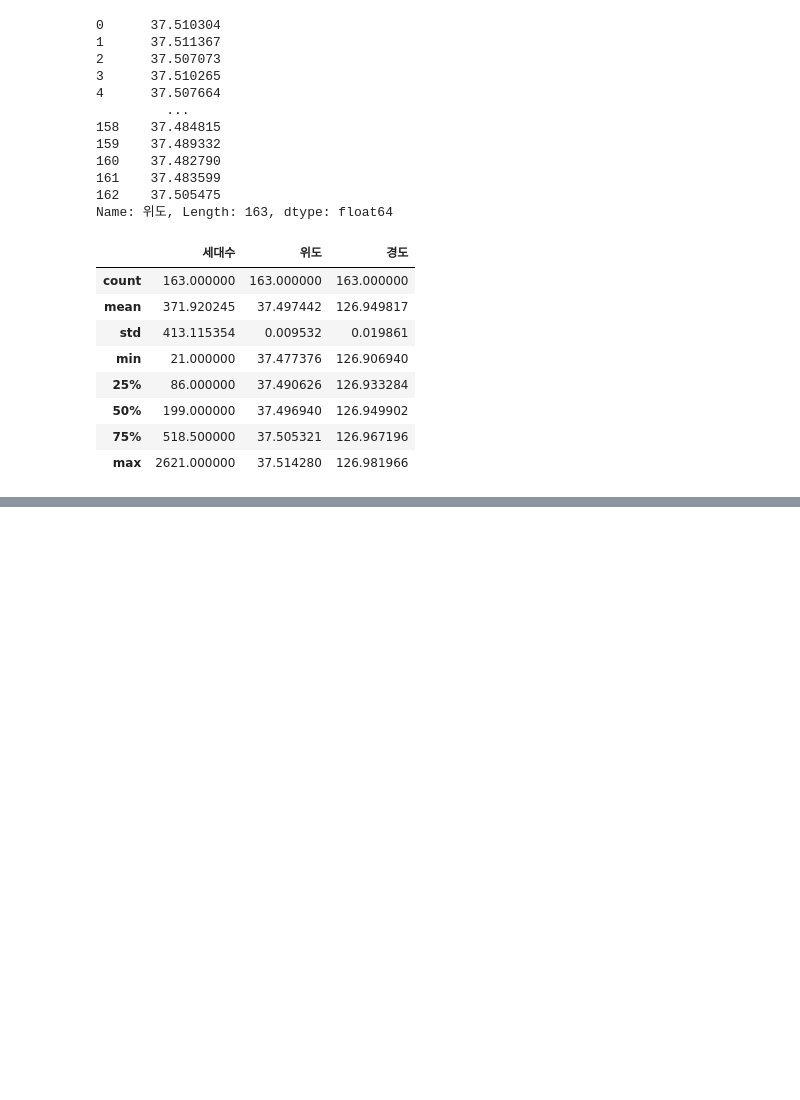
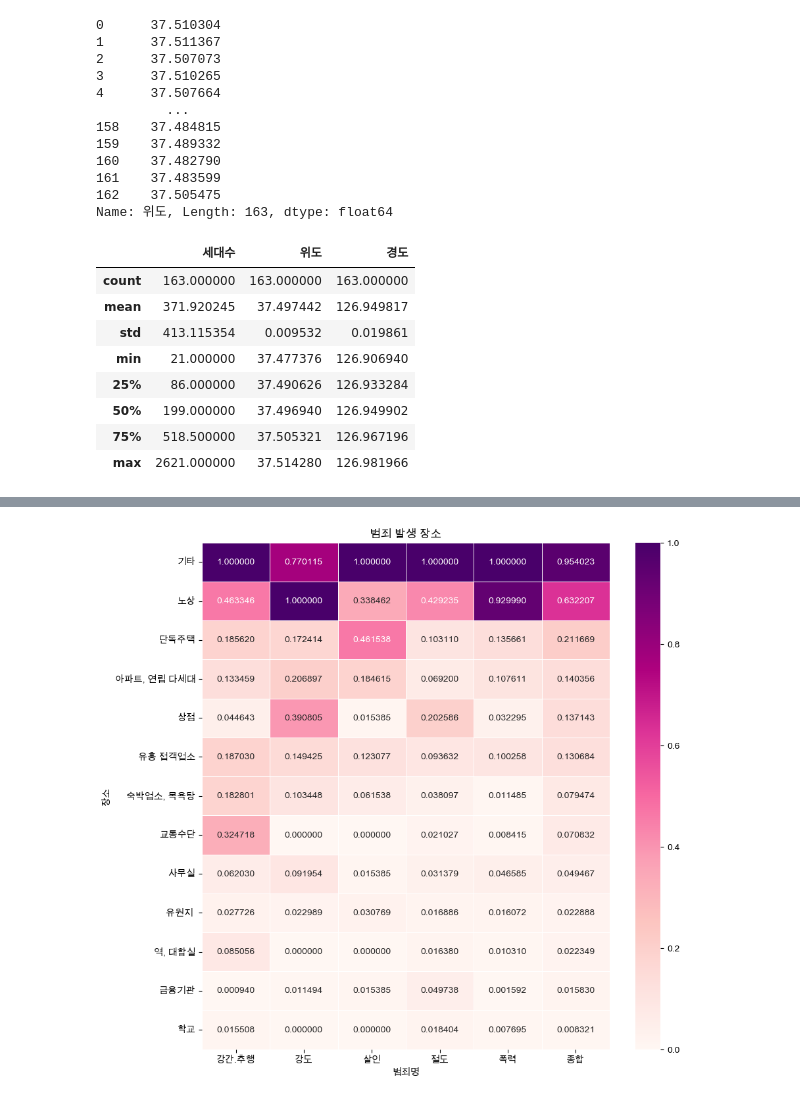
Before and after one commit to offpython/EDA, a Jupyter notebook: 02. Analysis Seoul Crime.ipynb, the cells around one changed output, grey strips where cells are left out. Drawn from its saved outputs; the diff is of its cells as text; code cells hidden in the pictures; blank space fills up the shorter version.

```diff
--- a/02. Analysis Seoul Crime.ipynb
+++ b/02. Analysis Seoul Crime.ipynb
@@ -2104,0 +2327,9 @@ m
+# %%
+crime_loc = crime_loc_raw.pivot_table(
+    crime_loc_raw,
+    index = "장소",
+    columns = "범죄명",
+    aggfunc= [np.sum]
+)
+
+crime_loc
@@ -2104,0 +2354,2 @@ m
+# %%
+crime_loc.columns = crime_loc.columns.droplevel([0, 1])
@@ -2104,0 +2363,4 @@ m
+# %%
+col = ["살인", "강도", "강간", "절도", "폭력"]
+crime_loc_norm = crime_loc / crime_loc.max() # 정규화
+crime_loc_norm.head()
@@ -2104,0 +2375,3 @@ m
+# %%
+crime_loc_norm["종합"] = np.mean(crime_loc_norm, axis=1)
+crime_loc_norm.tail()
@@ -2104,0 +2393,16 @@ m
+# %%
+crime_loc_norm_sort = crime_loc_norm.sort_values("종합", ascending=False) # 내림차순
+
+def drawGraph():
+    plt.figure(figsize=(10, 10))
+    sns.heatmap(
+        crime_loc_norm_sort,
+        annot = True,
+        fmt = "f",
+        linewidth= 0.5,
+        cmap = "RdPu")
+    plt.title("범죄 발생 장소")
+    plt.show()
+drawGraph()
+# %% [output]
+[figure, added]
```
Also changed, not shown: parts of 24 cells of this notebook.
